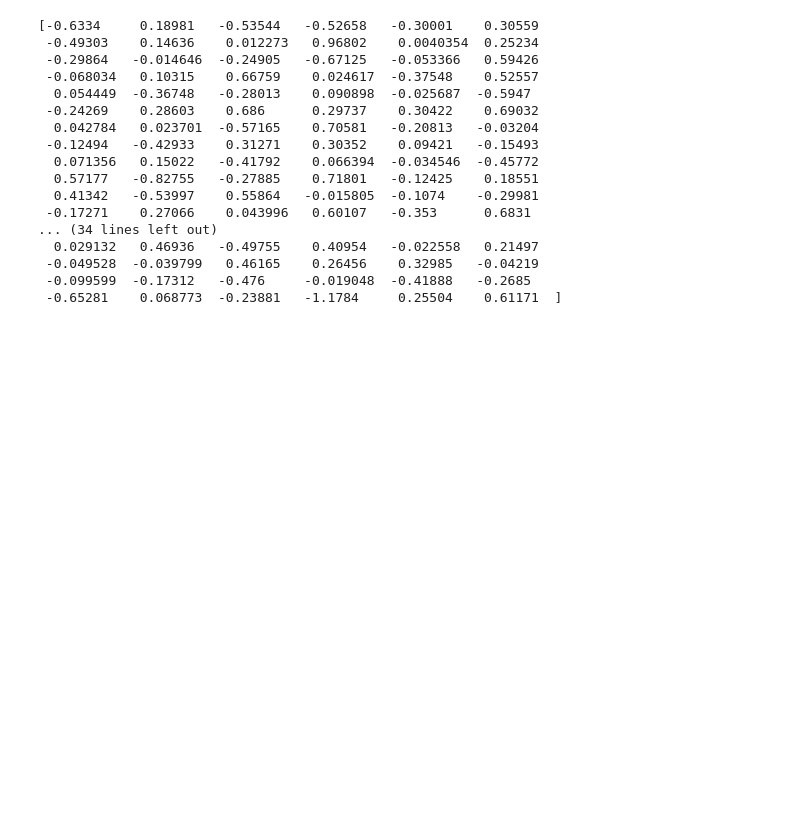
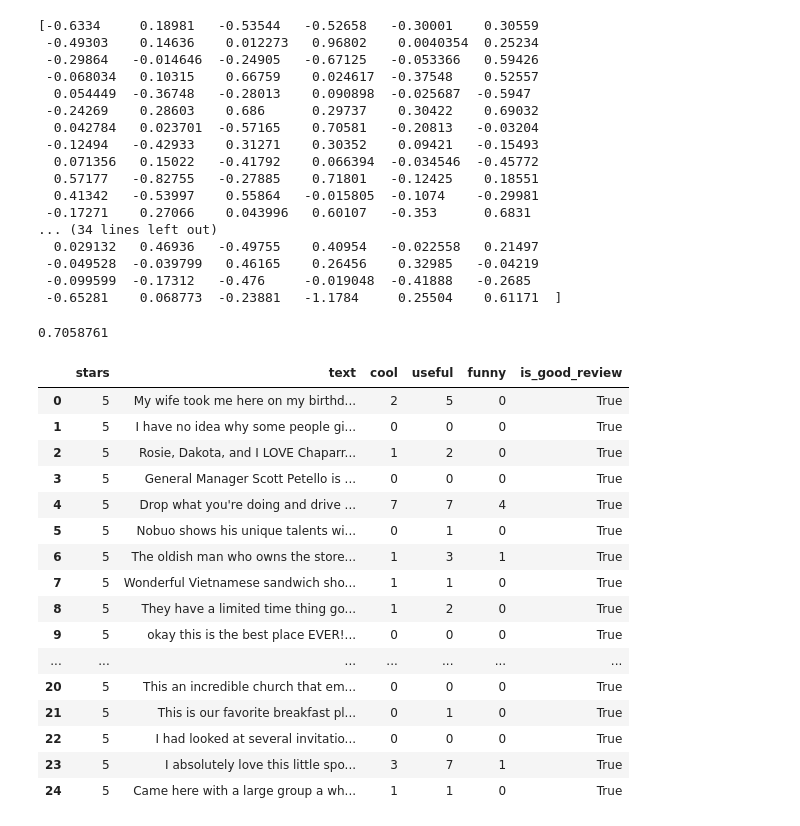
Before and after one commit to seemavora/MLandAiPractice, a Jupyter notebook: StanfordAI/NaturalLangProcessing/YelpReview.ipynb, the cells around one changed output. Drawn from its saved outputs; the diff is of its cells as text; code cells hidden in the pictures; blank space fills up the shorter version.

Commit message:
Adds More Info to Yelp

```diff
--- a/StanfordAI/NaturalLangProcessing/YelpReview.ipynb
+++ b/StanfordAI/NaturalLangProcessing/YelpReview.ipynb
@@ -171,7 +171,38 @@ print (apples.vector)
  -0.65281    0.068773  -0.23881   -1.1784     0.25504    0.61171  ]
 # %%
 #using the word vector you can determine the similarities between words
-doc = nlp(u"house and room")
+doc = nlp(u"Mercedes and Porsche")#spacy uses 'u' in order to declare a "document"
 word1 = doc[0]
 word2 = doc[2]
 word1.similarity(word2)
+# %% [output]
+0.7058761
+# %%
+#for demo reasons need to remove all reviews with 4 stars
+yelp = yelp[yelp.stars != 4] # new yelp is equal to everything without 4 stars
+# %%
+def is_good_review(stars):
+    if stars> 3:
+        return True
+    else:
+        return False
+yelp['is_good_review'] = yelp['stars'].apply(is_good_review)
+yelp.head(25)
+# %% [output]
+|  | stars | text | cool | useful | funny | is_good_review |
+| 0 | 5 | My wife took me here on my birthd... | 2 | 5 | 0 | True |
+| 1 | 5 | I have no idea why some people gi... | 0 | 0 | 0 | True |
+| 2 | 5 | Rosie, Dakota, and I LOVE Chaparr... | 1 | 2 | 0 | True |
+| 3 | 5 | General Manager Scott Petello is ... | 0 | 0 | 0 | True |
+| 4 | 5 | Drop what you're doing and drive ... | 7 | 7 | 4 | True |
+| 5 | 5 | Nobuo shows his unique talents wi... | 0 | 1 | 0 | True |
+| 6 | 5 | The oldish man who owns the store... | 1 | 3 | 1 | True |
+| 7 | 5 | Wonderful Vietnamese sandwich sho... | 1 | 1 | 0 | True |
+| 8 | 5 | They have a limited time thing go... | 1 | 2 | 0 | True |
+| 9 | 5 | okay this is the best place EVER!... | 0 | 0 | 0 | True |
+| ... | ... | ... | ... | ... | ... | ... |
+| 20 | 5 | This an incredible church that em... | 0 | 0 | 0 | True |
+| 21 | 5 | This is our favorite breakfast pl... | 0 | 1 | 0 | True |
+| 22 | 5 | I had looked at several invitatio... | 0 | 0 | 0 | True |
+| 23 | 5 | I absolutely love this little spo... | 3 | 7 | 1 | True |
+| 24 | 5 | Came here with a large group a wh... | 1 | 1 | 0 | True |
```
Also changed, not shown: parts of 6 cells of this notebook.
